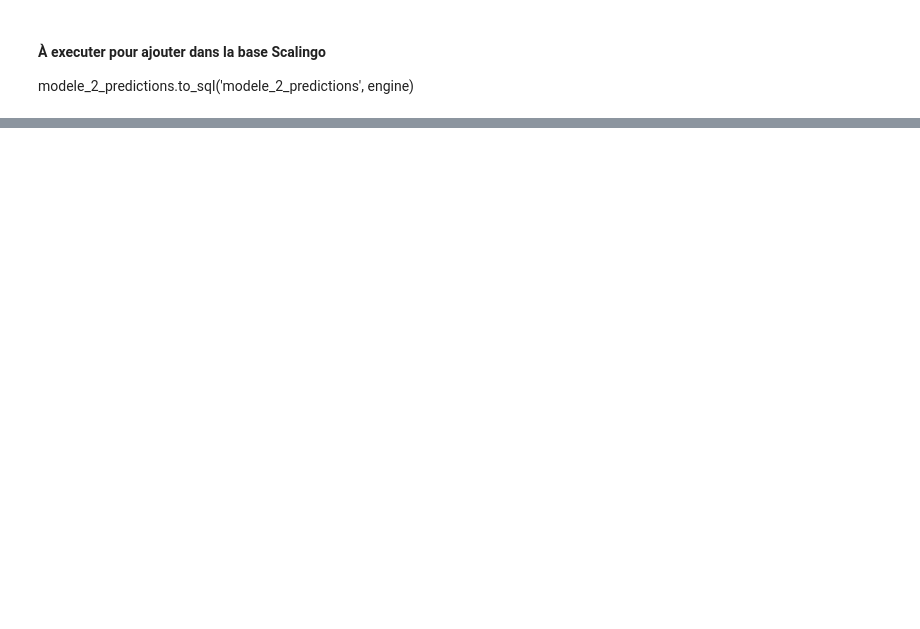
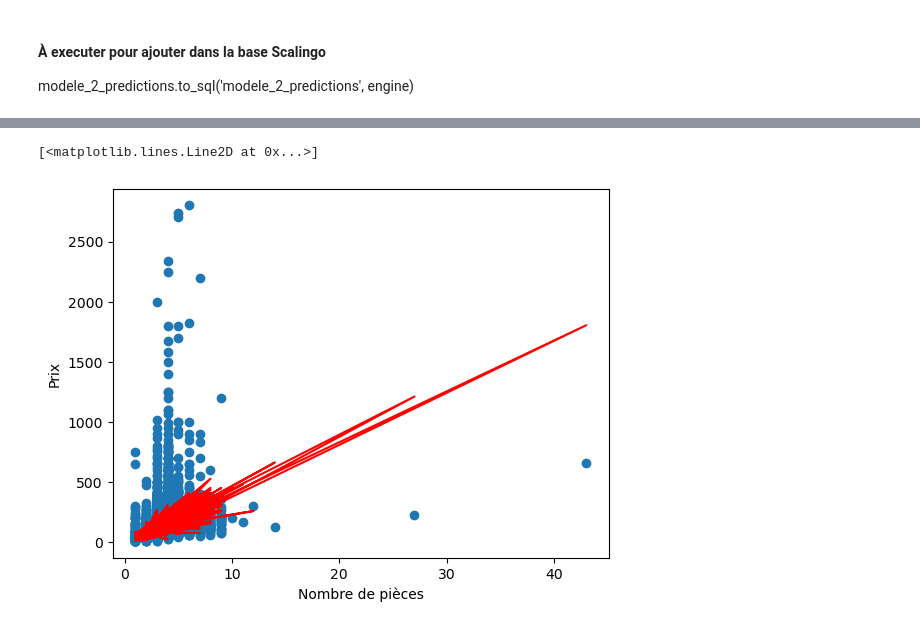
Before and after one commit to MateoDubernet/data-science-project-2, a Jupyter notebook: projet.ipynb, the cells around one changed output, grey strips where cells are left out. Drawn from its saved outputs; the diff is of its cells as text; code cells hidden in the pictures; blank space fills up the shorter version.

```diff
--- a/projet.ipynb
+++ b/projet.ipynb
@@ -589,0 +639,12 @@ Calculer les prédictions `y_pred_test` sur la DataFrame de `test`. Stocker ces
+# %%
+# On trace le nuage de points
+plt.scatter(df_train['size'], df_train.price)
+plt.xlabel("Nombre de pièces")
+plt.ylabel("Prix")
+
+# On trace la droite de régression
+predictions_on_train = model.predict(X)
+plt.plot(df_train['size'], predictions_on_train, color="red")
+# %% [output]
+[<matplotlib.lines.Line2D at 0x...>]
+[figure, added]
```
Also changed, not shown: parts of 13 cells of this notebook.
